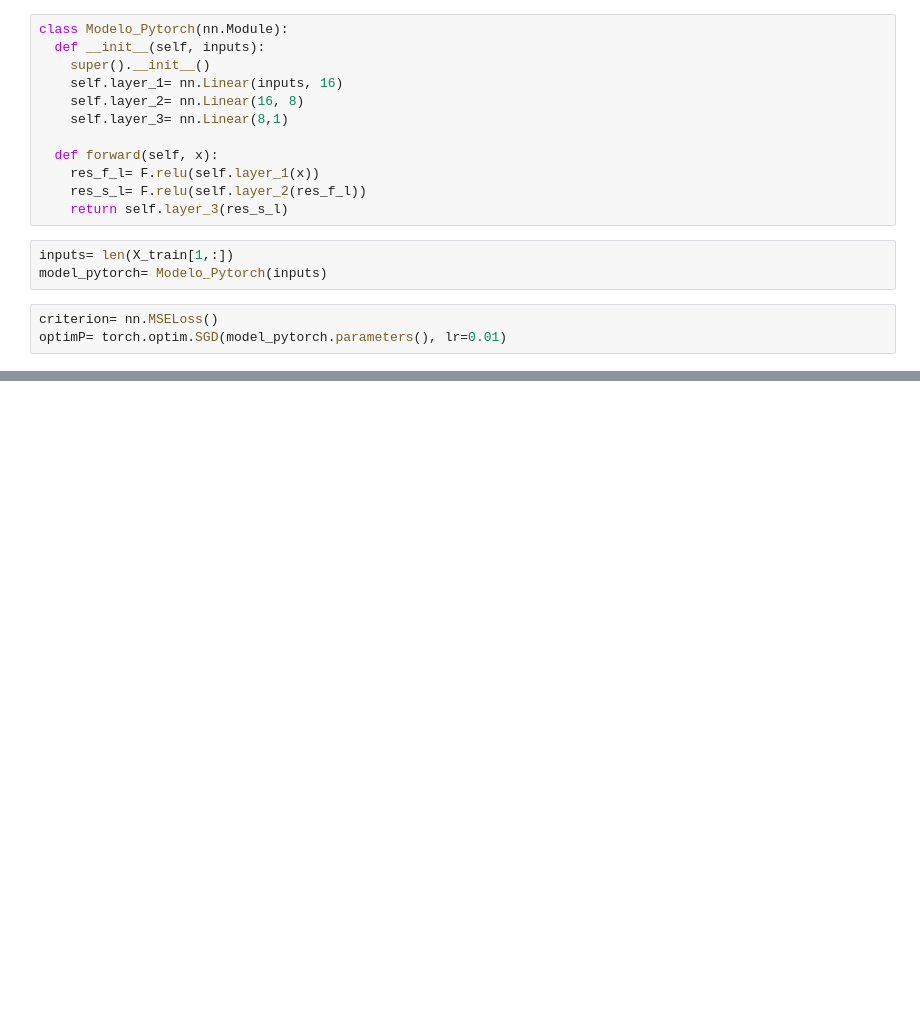
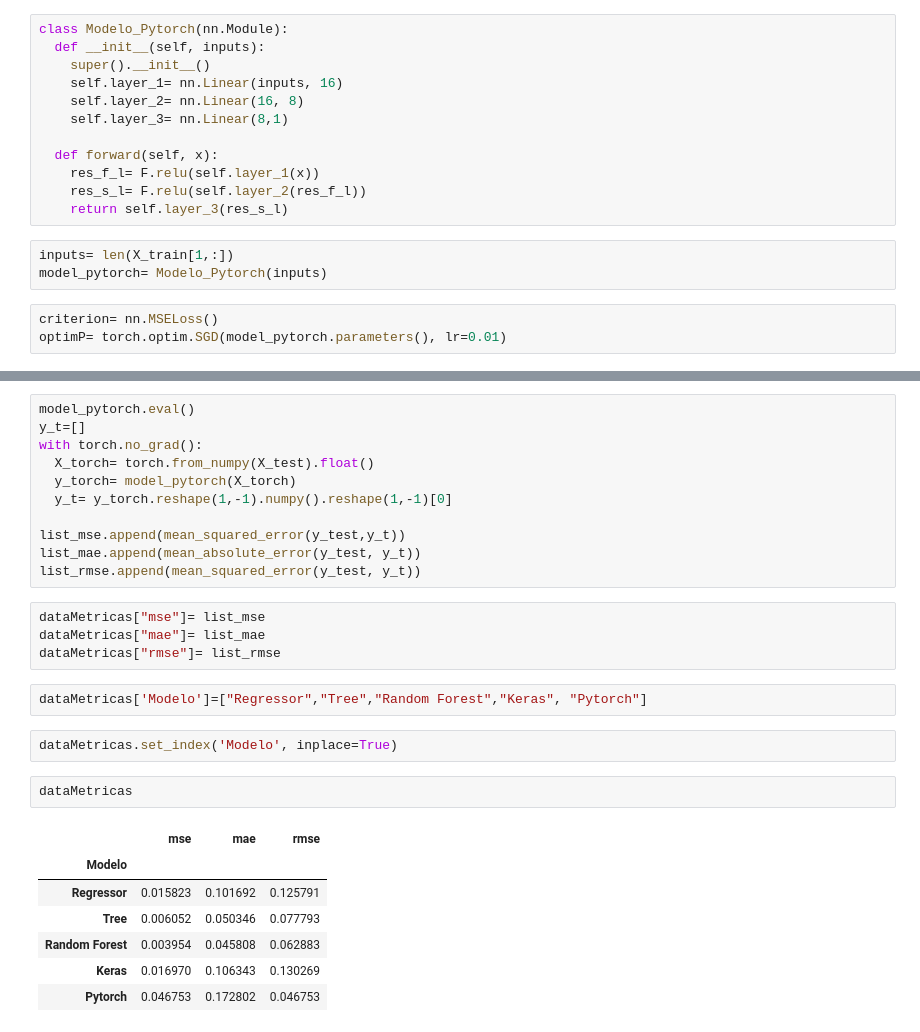
Before and after one commit to he-ale/data-science, a Jupyter notebook: ConcreteCompressiveStrength/ConcreteCompressiveStrength.ipynb, the cells around one changed output, grey strips where cells are left out. Cells and saved outputs as stored; diff of their text form; blank space fills up the shorter version.

```diff
--- a/ConcreteCompressiveStrength/ConcreteCompressiveStrength.ipynb
+++ b/ConcreteCompressiveStrength/ConcreteCompressiveStrength.ipynb
@@ -238,0 +270,29 @@ for epoch in range(num_epochs):
+# %%
+model_pytorch.eval()
+y_t=[]
+with torch.no_grad():
+  X_torch= torch.from_numpy(X_test).float()
+  y_torch= model_pytorch(X_torch)
+  y_t= y_torch.reshape(1,-1).numpy().reshape(1,-1)[0]
+
+list_mse.append(mean_squared_error(y_test,y_t))
+list_mae.append(mean_absolute_error(y_test, y_t))
+list_rmse.append(mean_squared_error(y_test, y_t))
+# %%
+dataMetricas["mse"]= list_mse
+dataMetricas["mae"]= list_mae
+dataMetricas["rmse"]= list_rmse
+# %%
+dataMetricas['Modelo']=["Regressor","Tree","Random Forest","Keras", "Pytorch"]
+# %%
+dataMetricas.set_index('Modelo', inplace=True)
+# %%
+dataMetricas
+# %% [output]
+|  | mse | mae | rmse |
+| Modelo |  |  |  |
+| Regressor | 0.015823 | 0.101692 | 0.125791 |
+| Tree | 0.006052 | 0.050346 | 0.077793 |
+| Random Forest | 0.003954 | 0.045808 | 0.062883 |
+| Keras | 0.016970 | 0.106343 | 0.130269 |
+| Pytorch | 0.046753 | 0.172802 | 0.046753 |
```
Also changed, not shown: parts of 10 cells of this notebook.
